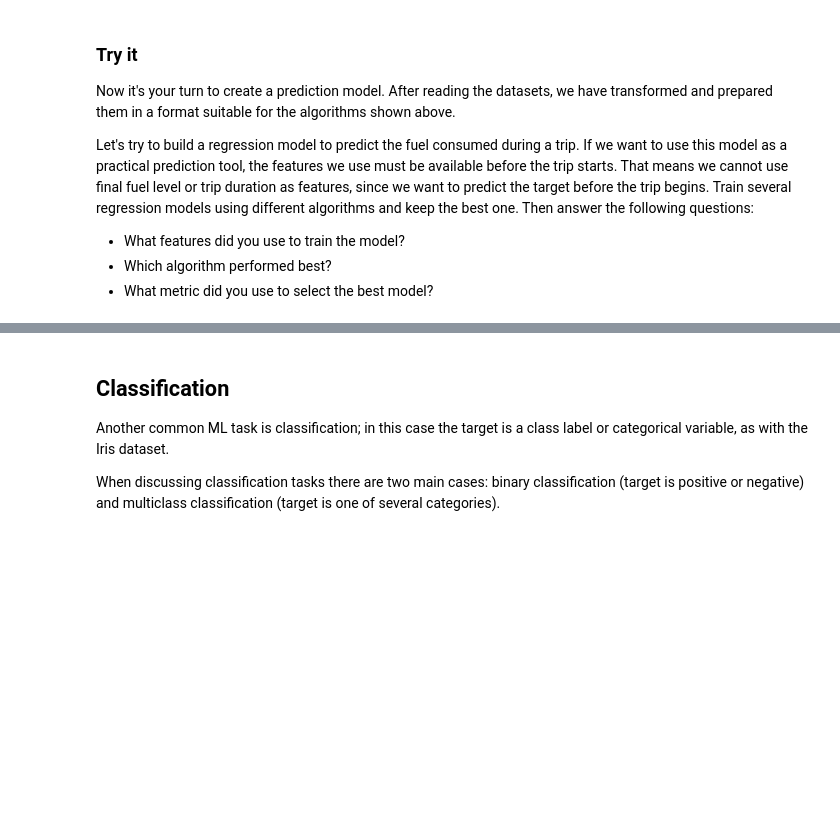
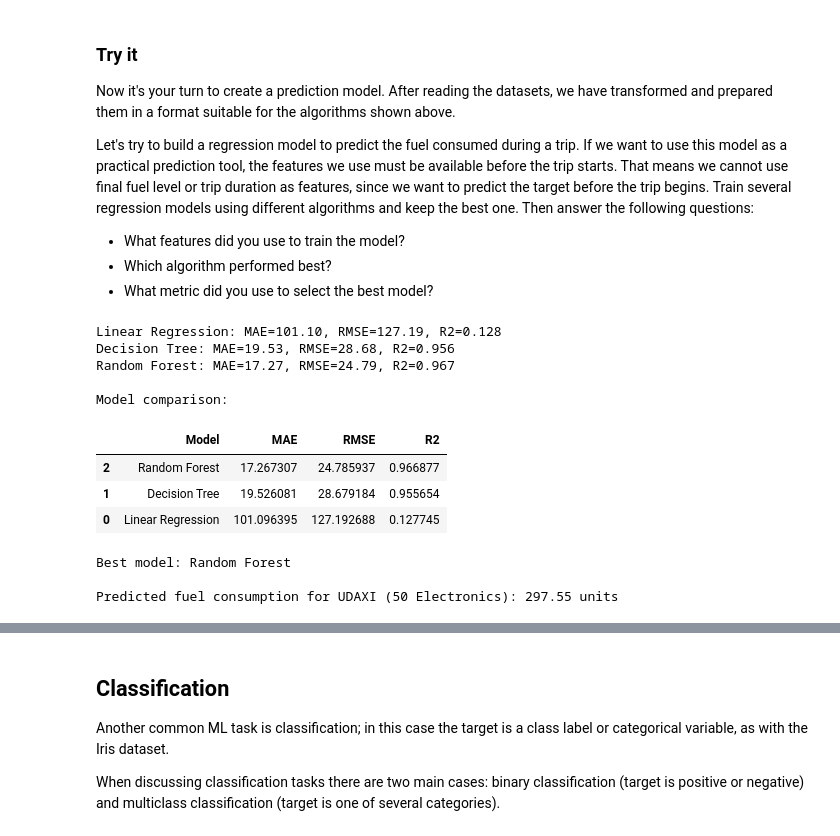
Before and after one commit to kayser17/workshop-business-inteligence, a Jupyter notebook: notebooks/3. Machine Learning.ipynb, the cells around one changed output, grey strips where cells are left out. Cells and saved outputs as stored; diff of their text form; code cells hidden in the pictures; blank space fills up the shorter version.

```diff
--- a/notebooks/3. Machine Learning.ipynb
+++ b/notebooks/3. Machine Learning.ipynb
@@ -320,3 +352,76 @@ y = trip_summary.fuel_consumed.values # this is using fuel_consumed as target
+# %%
+import numpy as np
+import pandas as pd
+from sklearn.model_selection import train_test_split
+from sklearn.linear_model import LinearRegression
+from sklearn.tree import DecisionTreeRegressor
+from sklearn.ensemble import RandomForestRegressor
+from sklearn.metrics import mean_absolute_error, mean_squared_error, r2_score
+
+# To extract the features and target from the trip_summary dataframe, follow the example below:
+
+X = trip_summary[["train_name_encoded", "cargo_type_encoded", "cargo","fuel_level_max"]].values
+y = trip_summary["fuel_consumed"].values
+
+# Split into training and testing sets
+x_train, x_test, y_train, y_test = train_test_split(X, y, test_size=0.3, random_state=42)
+
+# Define several regression models
+models = {
+    "Linear Regression": LinearRegression(),
+    "Decision Tree": DecisionTreeRegressor(random_state=42),
+    "Random Forest": RandomForestRegressor(random_state=42)
+}
+
+# Train and evaluate all models
+results = []
+
+for name, model in models.items():
+    model.fit(x_train, y_train)
+    y_pred = model.predict(x_test)
+
+    mae = mean_absolute_error(y_test, y_pred)
+    rmse = np.sqrt(mean_squared_error(y_test, y_pred))
+    r2 = r2_score(y_test, y_pred)
+
+    results.append({
+        "Model": name,
+        "MAE": mae,
+        "RMSE": rmse,
+        "R2": r2
+    })
+    print(f"{name}: MAE={mae:.2f}, RMSE={rmse:.2f}, R2={r2:.3f}")
+
+# Show results in a DataFrame for easy comparison
+results_df = pd.DataFrame(results).sort_values(by="R2", ascending=False)
+print("\nModel comparison:")
+display(results_df)
+
+# Select the best model (highest R²)
+best_model_name = results_df.iloc[0]["Model"]
+model = models[best_model_name]
+print(f"Best model: {best_model_name}")
+
+# Example prediction (as requested in the notebook)
+# Train UDAXI - 50 packages of Electronics
+encoded_name = train_name_encoder.transform(["UDAXI"])[0]
+encoded_cargo_type = cargo_type_encoder.transform(["Electronics"])[0]
+
+predicted_fuel = model.predict([[encoded_name, encoded_cargo_type, 50,1000]])[0]
+print(f"\nPredicted fuel consumption for UDAXI (50 Electronics): {predicted_fuel:.2f} units")
+# %% [output]
+Linear Regression: MAE=101.10, RMSE=127.19, R2=0.128
+Decision Tree: MAE=19.53, RMSE=28.68, R2=0.956
+Random Forest: MAE=17.27, RMSE=24.79, R2=0.967
+
+Model comparison:
+|  | Model | MAE | RMSE | R2 |
+| 2 | Random Forest | 17.267307 | 24.785937 | 0.966877 |
+| 1 | Decision Tree | 19.526081 | 28.679184 | 0.955654 |
+| 0 | Linear Regression | 101.096395 | 127.192688 | 0.127745 |
+Best model: Random Forest
+
+Predicted fuel consumption for UDAXI (50 Electronics): 297.55 units
 # %%
 # To evaluate this task, you will be asked to run your model in a given situation.
 # For example, the train UDAXI has a scheduled trip on 2025-01-23 at 10:00:00, its cargo will be 50 packages of electronics and it will be loaded with 800 units of fuel.
```
Also changed, not shown: parts of 21 cells of this notebook.
